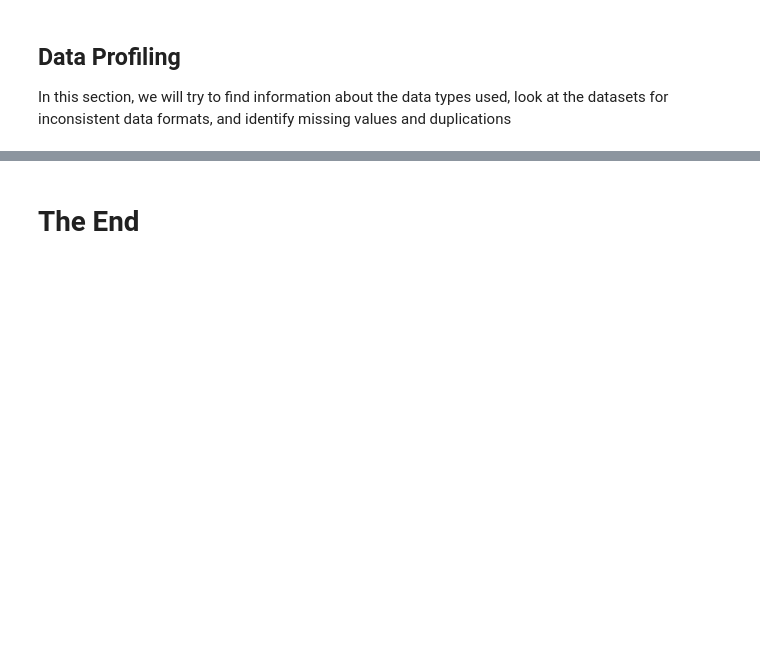
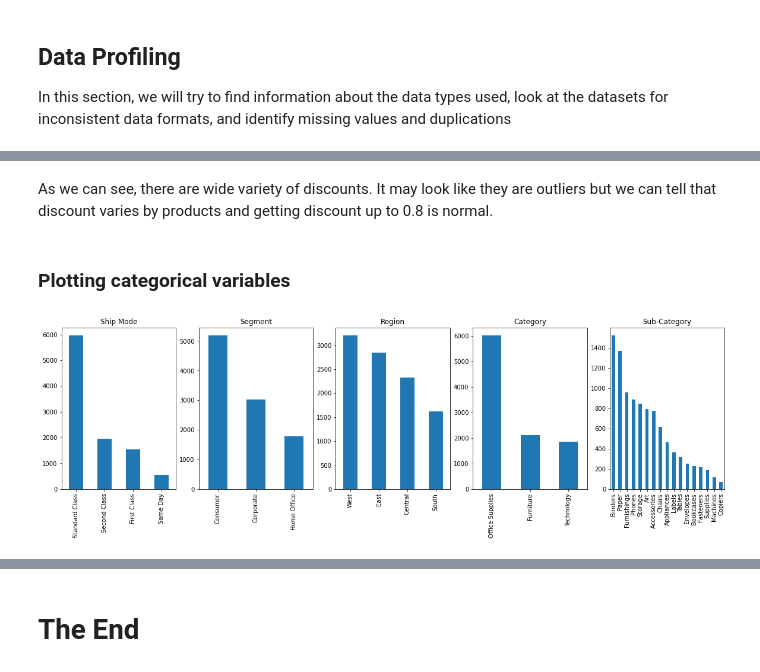
Before and after one commit to amedustephen/Superstore-Sales-Analysis, a Jupyter notebook: notebooks/exploratory_analysis.ipynb, the cells around one changed output, grey strips where cells are left out. Saved outputs shown, nothing was run; the diff lists cells and outputs as text; code cells hidden in the pictures; blank space fills up the shorter version.

```diff
--- a/notebooks/exploratory_analysis.ipynb
+++ b/notebooks/exploratory_analysis.ipynb
@@ -112,0 +365,11 @@ In this section, we will try to find information about the data types used, look
+# %% [markdown]
+As we can see, there are wide variety of discounts. It may look like they are outliers but we can tell that discount varies by products and getting discount up to 0.8 is normal.
+# %% [markdown]
+### Plotting categorical variables
+# %%
+categorical_features = ['Ship Mode','Segment', 'Region', 'Category', 'Sub-Category']
+fig, ax = plt.subplots(1, len(categorical_features))
+for i, categorical_feature in enumerate(df[categorical_features]):
+    df[categorical_feature].value_counts().plot(kind="bar", ax=ax[i], figsize=(20,5)).set_title(categorical_feature)
+# %% [output]
+[figure, added]
```
Also changed, not shown: parts of 96 cells of this notebook, 9 other files.
